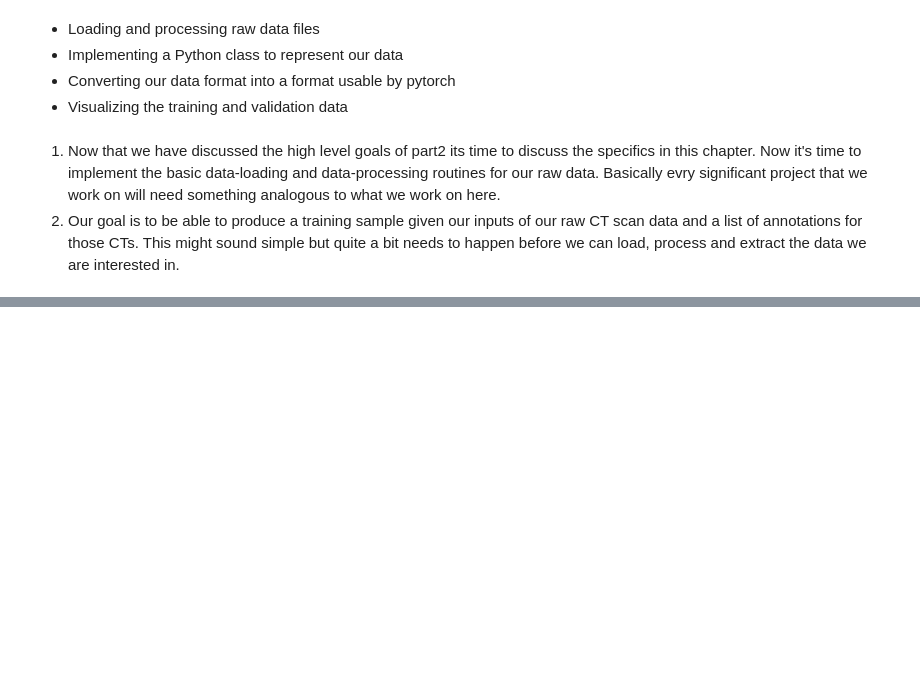
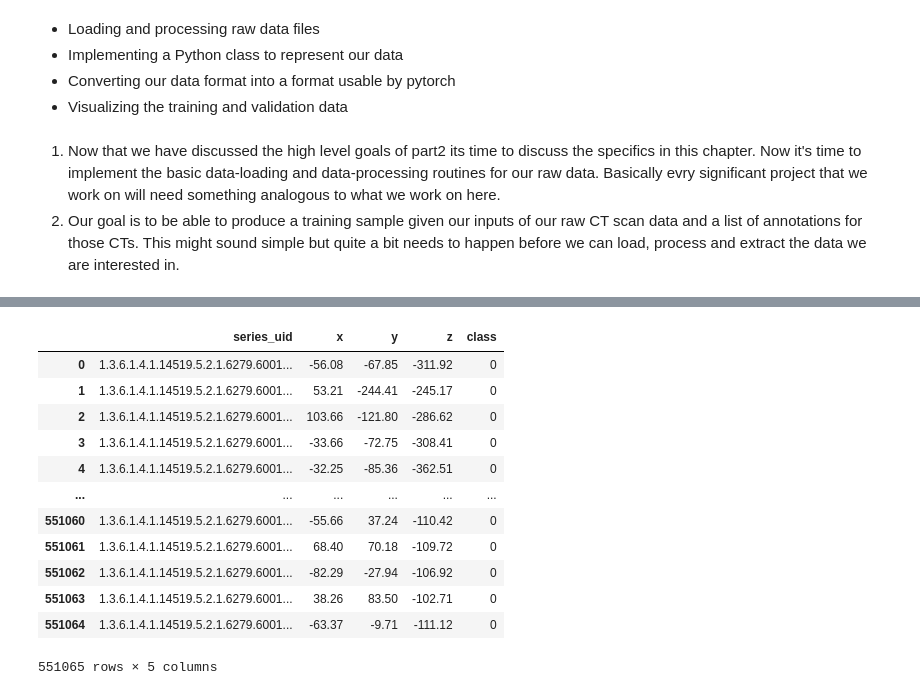
Before and after one commit to anantinfinity9796/pytorch_practice, a Jupyter notebook: part_2/chapter_10.ipynb, the cells around one changed output, grey strips where cells are left out. Drawn from its saved outputs; the diff is of its cells as text; code cells hidden in the pictures; blank space fills up the shorter version.

```diff
--- a/part_2/chapter_10.ipynb
+++ b/part_2/chapter_10.ipynb
@@ -15,0 +34,25 @@
+# %%
+# Parsing candidates.csv file, we can use pandas to parse the files
+
+# reading the csv file
+candidate = pd.read_csv("E:\data\data-unversioned/candidates.csv")
+
+# renaming the columns
+candidate.rename(columns={"seriesuid":"series_uid", "coordX":"x","coordY":"y","coordZ":"z"}, inplace=True)
+
+# displaying the dataframe
+candidate
+# %% [output]
+|  | series_uid | x | y | z | class |
+| 0 | 1.3.6.1.4.1.14519.5.2.1.6279.6001... | -56.08 | -67.85 | -311.92 | 0 |
+| 1 | 1.3.6.1.4.1.14519.5.2.1.6279.6001... | 53.21 | -244.41 | -245.17 | 0 |
+| 2 | 1.3.6.1.4.1.14519.5.2.1.6279.6001... | 103.66 | -121.80 | -286.62 | 0 |
+| 3 | 1.3.6.1.4.1.14519.5.2.1.6279.6001... | -33.66 | -72.75 | -308.41 | 0 |
+| 4 | 1.3.6.1.4.1.14519.5.2.1.6279.6001... | -32.25 | -85.36 | -362.51 | 0 |
+| ... | ... | ... | ... | ... | ... |
+| 551060 | 1.3.6.1.4.1.14519.5.2.1.6279.6001... | -55.66 | 37.24 | -110.42 | 0 |
+| 551061 | 1.3.6.1.4.1.14519.5.2.1.6279.6001... | 68.40 | 70.18 | -109.72 | 0 |
+| 551062 | 1.3.6.1.4.1.14519.5.2.1.6279.6001... | -82.29 | -27.94 | -106.92 | 0 |
+| 551063 | 1.3.6.1.4.1.14519.5.2.1.6279.6001... | 38.26 | 83.50 | -102.71 | 0 |
+| 551064 | 1.3.6.1.4.1.14519.5.2.1.6279.6001... | -63.37 | -9.71 | -111.12 | 0 |
+551065 rows × 5 columns
```
Also changed, not shown: parts of 22 cells of this notebook, 21 other files.
